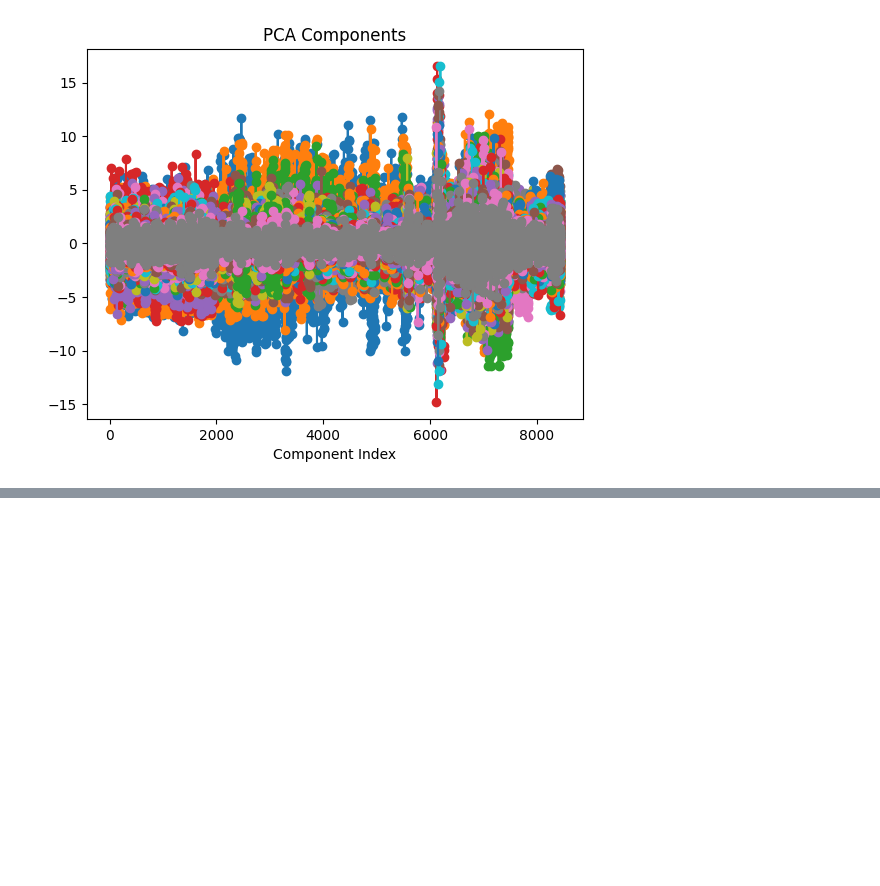
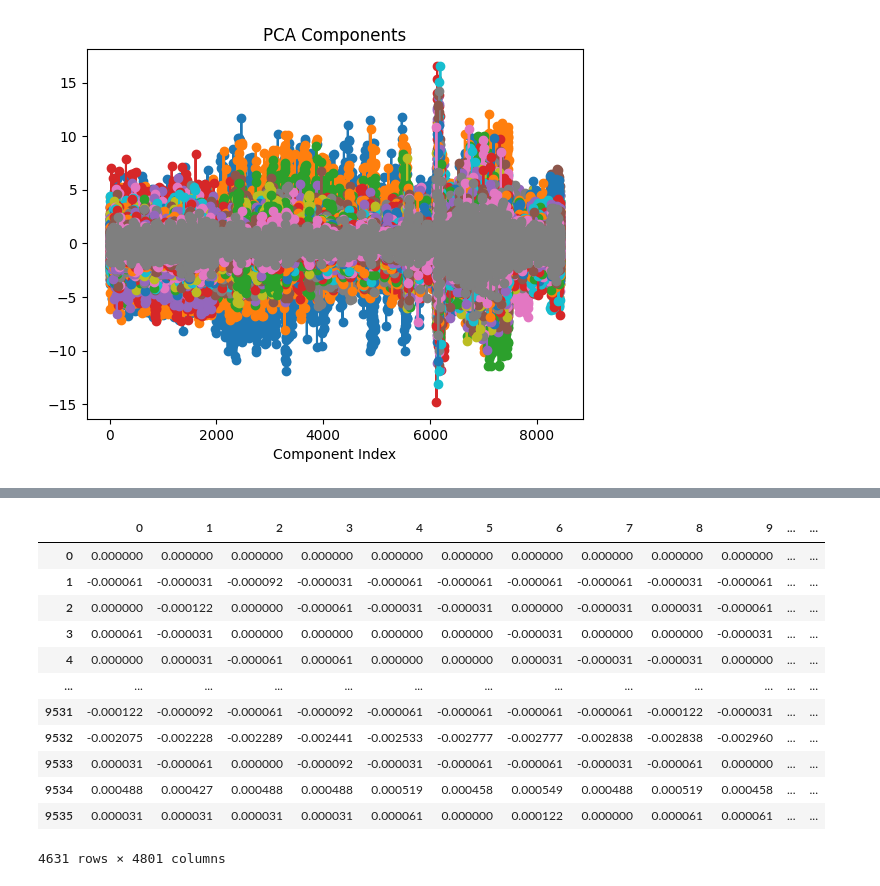
Before and after one commit to kanwarSINGH03/acoustic_signal_classification, a Jupyter notebook: analysis/phase2_analysis.ipynb, the cells around one changed output, grey strips where cells are left out. Saved outputs shown, nothing was run; the diff lists cells and outputs as text; code cells hidden in the pictures; blank space fills up the shorter version.

```diff
--- a/analysis/phase2_analysis.ipynb
+++ b/analysis/phase2_analysis.ipynb
@@ -145,0 +178,32 @@ label 0.0
+# %%
+drummy_df = df[df["y"] == 0]
+display(drummy_df)
+from matplotlib.backends.backend_pdf import PdfPages
+
+with PdfPages('../assets/drummy_waves.pdf') as pdf:
+
+    for index, row in drummy_df.iterrows():
+        # Create a new figure for each plot
+        plt.figure()
+        librosa.display.waveshow(row[:-1].values, sr=sample_rate_phase1)
+        plt.title('Waveform {} for label: {}'.format(row.name, row.values[-1]))
+        plt.xlabel('Time')
+        plt.ylabel('Amplitude')
+        # Save the current figure to the PDF
+        pdf.savefig()
+        # Close current figure to release memory
+        plt.close()
+# %% [output]
+|  | 0 | 1 | 2 | 3 | 4 | 5 | 6 | 7 | 8 | 9 | ... | ... |
+| 0 | 0.000000 | 0.000000 | 0.000000 | 0.000000 | 0.000000 | 0.000000 | 0.000000 | 0.000000 | 0.000000 | 0.000000 | ... | ... |
+| 1 | -0.000061 | -0.000031 | -0.000092 | -0.000031 | -0.000061 | -0.000061 | -0.000061 | -0.000061 | -0.000031 | -0.000061 | ... | ... |
+| 2 | 0.000000 | -0.000122 | 0.000000 | -0.000061 | -0.000031 | -0.000031 | 0.000000 | -0.000031 | 0.000031 | -0.000061 | ... | ... |
+| 3 | 0.000061 | -0.000031 | 0.000000 | 0.000000 | 0.000000 | 0.000000 | -0.000031 | 0.000000 | 0.000000 | -0.000031 | ... | ... |
+| 4 | 0.000000 | 0.000031 | -0.000061 | 0.000061 | 0.000000 | 0.000000 | 0.000031 | -0.000031 | -0.000031 | 0.000000 | ... | ... |
+| ... | ... | ... | ... | ... | ... | ... | ... | ... | ... | ... | ... | ... |
+| 9531 | -0.000122 | -0.000092 | -0.000061 | -0.000092 | -0.000061 | -0.000061 | -0.000061 | -0.000061 | -0.000122 | -0.000031 | ... | ... |
+| 9532 | -0.002075 | -0.002228 | -0.002289 | -0.002441 | -0.002533 | -0.002777 | -0.002777 | -0.002838 | -0.002838 | -0.002960 | ... | ... |
+| 9533 | 0.000031 | -0.000061 | 0.000000 | -0.000092 | -0.000031 | -0.000061 | -0.000061 | -0.000031 | -0.000061 | 0.000000 | ... | ... |
+| 9534 | 0.000488 | 0.000427 | 0.000488 | 0.000488 | 0.000519 | 0.000458 | 0.000549 | 0.000488 | 0.000519 | 0.000458 | ... | ... |
+| 9535 | 0.000031 | 0.000031 | 0.000031 | 0.000031 | 0.000061 | 0.000000 | 0.000122 | 0.000000 | 0.000061 | 0.000061 | ... | ... |
+4631 rows × 4801 columns
```
Also changed, not shown: parts of 2 cells of this notebook, 2 other files.
